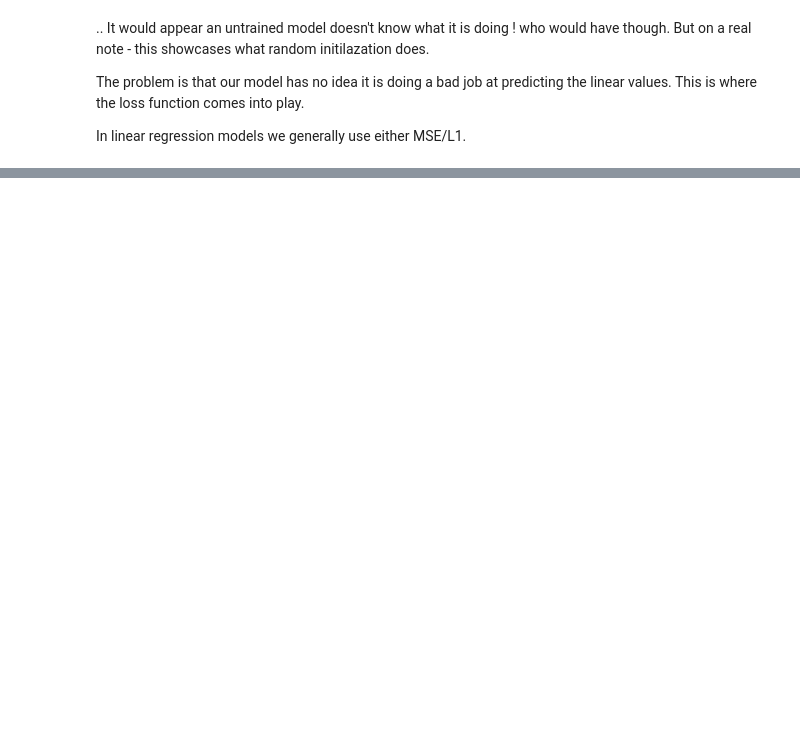
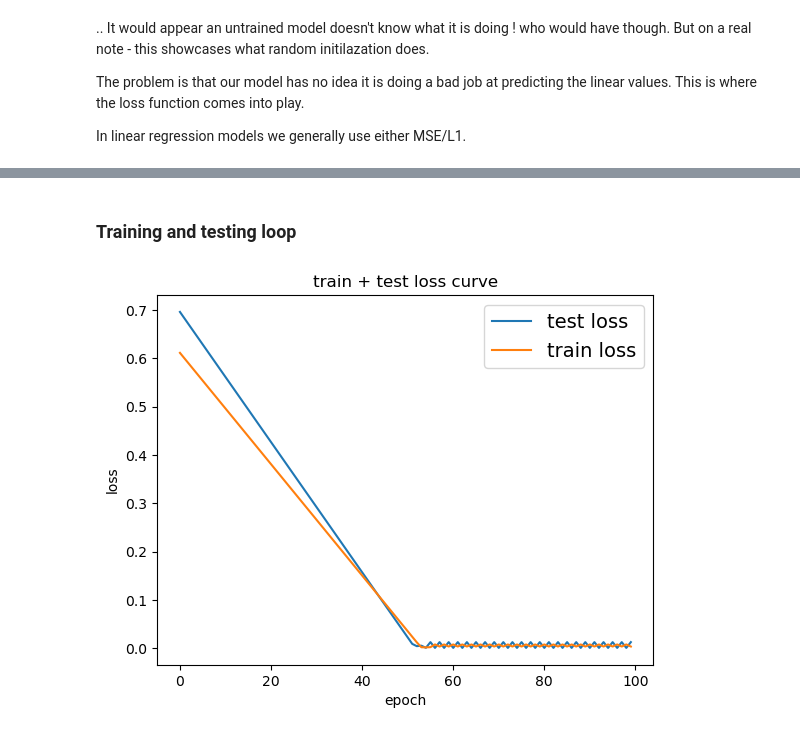
Before and after one commit to undefinedcreature01/dl, a Jupyter notebook: notebooks/04_pytorch_model_linear_regression.ipynb, the cells around one changed output, grey strips where cells are left out. Saved outputs shown, nothing was run; the diff lists cells and outputs as text; code cells hidden in the pictures; blank space fills up the shorter version.

Commit message:
models

```diff
--- a/notebooks/04_pytorch_model_linear_regression.ipynb
+++ b/notebooks/04_pytorch_model_linear_regression.ipynb
@@ -108,0 +109,12 @@ optimization_algorithm = nn.L1Loss()
+# %%
+learning_rate = 0.01
+# %%
+optimization_algorithm = torch.optim.SGD(
+    params=linreg_model.parameters(), #set by the model itself
+    lr=learning_rate #learning rate ; hyperparameter we can set it ; adjustemnt per loop
+    )
+# %% [markdown]
+### Training and testing loop
+# %%
+#how many loops
+epochs = 100
@@ -108,0 +160,24 @@ optimization_algorithm = nn.L1Loss()
+# %%
+#visualize the curves
+
+plt.plot(
+            epoch_count,
+            torch.tensor(test_loss_values).numpy(),
+            label="test loss")
+
+plt.plot(
+            epoch_count,
+            torch.tensor(train_loss_values).numpy(),
+            label="train loss")
+
+plt.title("train + test loss curve troough training")
+
+plt.ylabel("loss")
+plt.xlabel('epoch')
+
+#legend
+plt.legend(prop={"size":14})
+
+plt.show()
+# %% [output]
+[figure, added]
```
Also changed, not shown: parts of 17 cells of this notebook, 2 other files.
